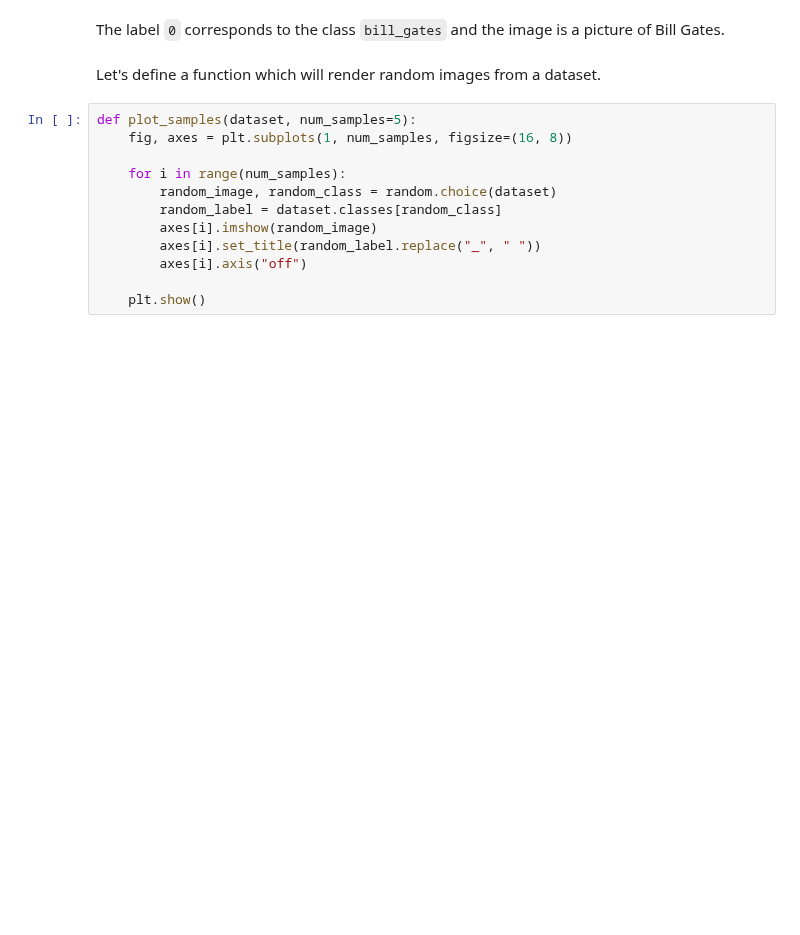
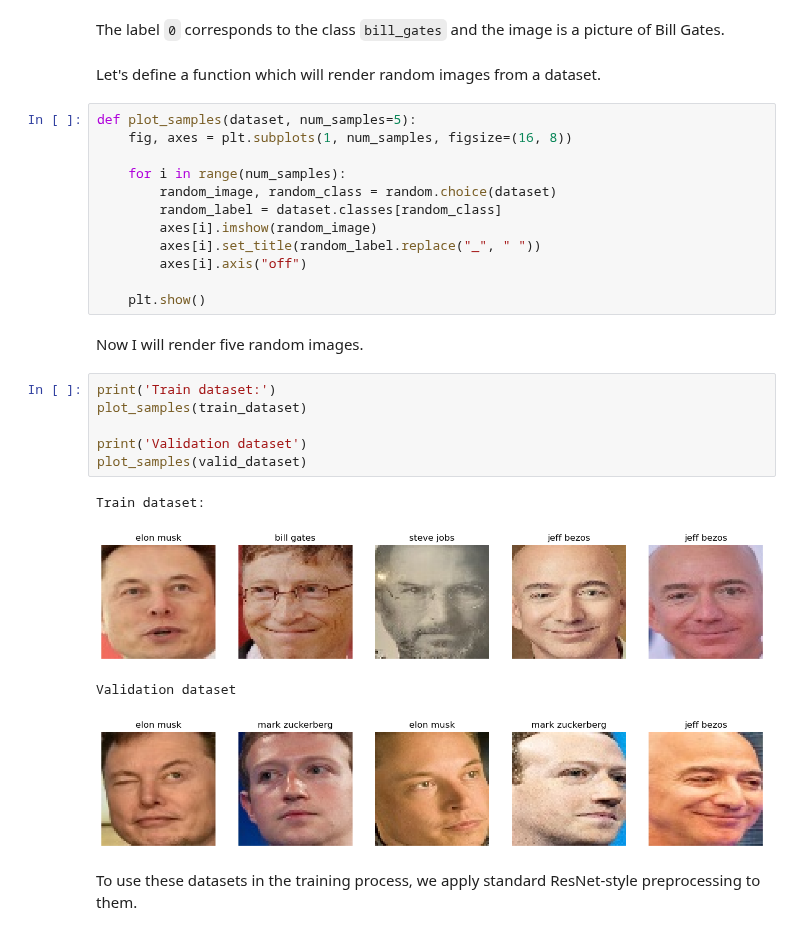
Before and after one commit to helios12/DataScienceProjects, a Jupyter notebook: projects/project-8/Project-8.Computer_vision_image_classification.ipynb, the cells around one changed output. Saved outputs shown, nothing was run; the diff lists cells and outputs as text; blank space fills up the shorter version.

```diff
--- a/projects/project-8/Project-8.Computer_vision_image_classification.ipynb
+++ b/projects/project-8/Project-8.Computer_vision_image_classification.ipynb
@@ -91,3 +98,18 @@ def plot_samples(dataset, num_samples=5):
         axes[i].axis("off")
 
     plt.show()
+# %% [markdown]
+Now I will render five random images.
+# %%
+print('Train dataset:')
+plot_samples(train_dataset)
+
+print('Validation dataset')
+plot_samples(valid_dataset)
+# %% [output]
+Train dataset:
+[figure, added]
+Validation dataset
+[figure, added]
+# %% [markdown]
+To use these datasets in the training process, we apply standard ResNet-style preprocessing to them.
```
Also changed, not shown: parts of 29 cells of this notebook, 4 other files.
